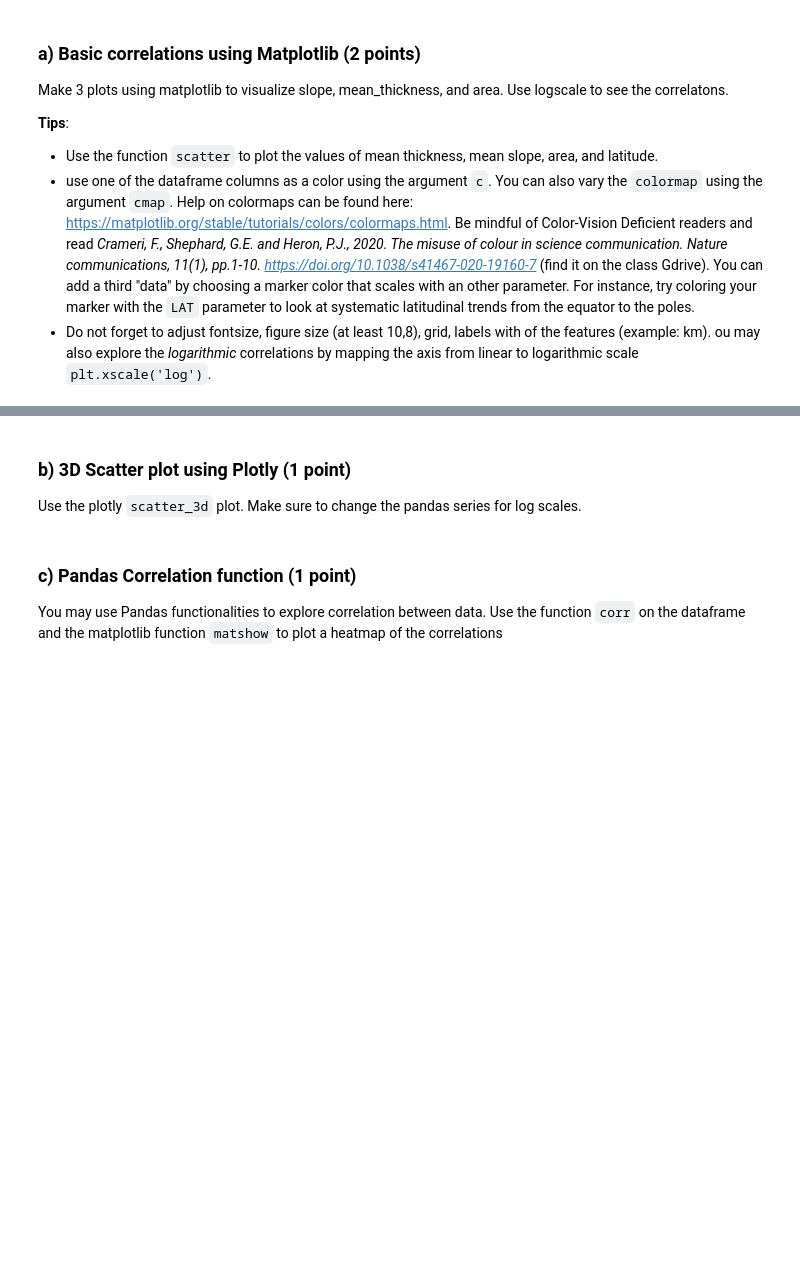
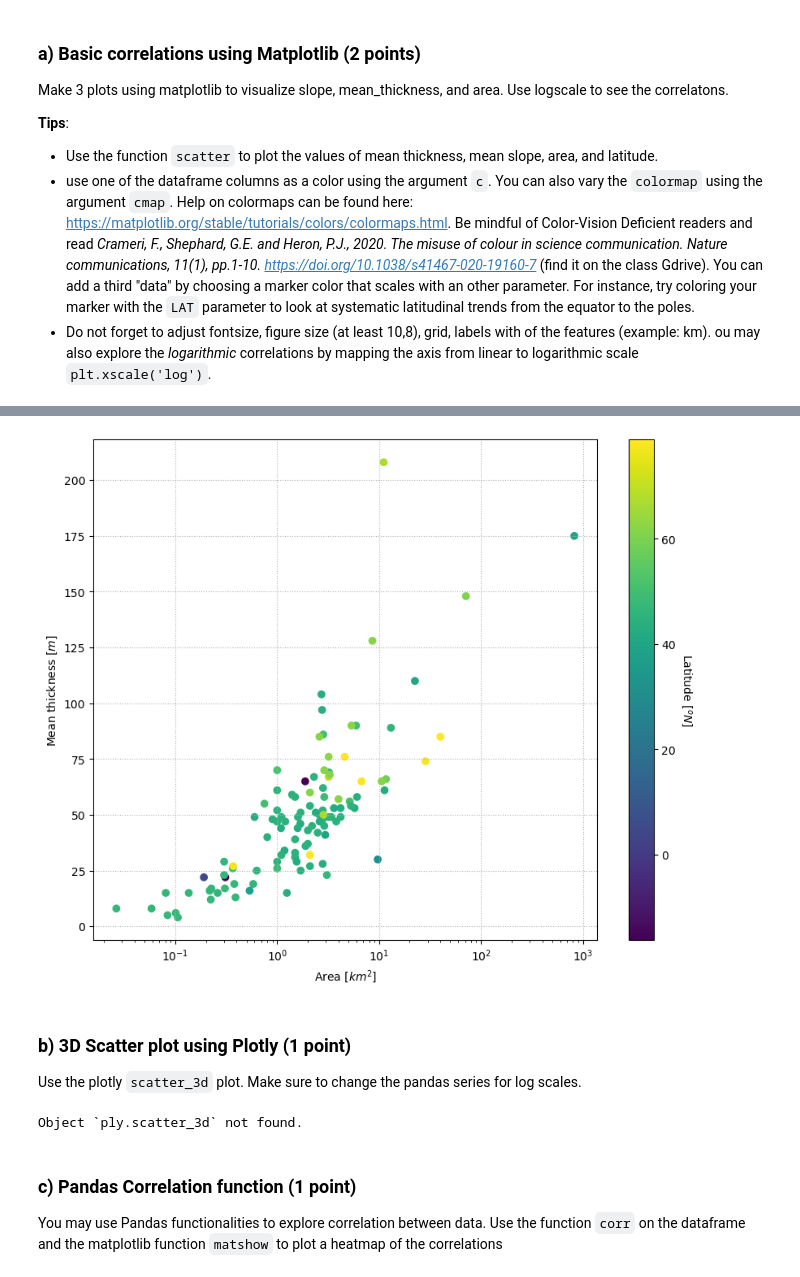
Before and after one commit to UW-ESS-DS/MLGeo-2023-Stevens-NT, a Jupyter notebook: homework/homework_3.ipynb, the cells around one changed output, grey strips where cells are left out. Cells and saved outputs as stored; diff of their text form; code cells hidden in the pictures; blank space fills up the shorter version.

```diff
--- a/homework/homework_3.ipynb
+++ b/homework/homework_3.ipynb
@@ -219,3 +240,23 @@ __Tips__:
+# %%
+# Figure 2: area vs mean thickness
+# solution
+# Initialize plot & axis handle
+fig = plt.figure(figsize=(10,8))
+ax = fig.add_subplot(111)
+# Plot data, passing colormap handle to `ch`
+ch = ax.scatter(df_glacier_subset['area'],df_glacier_subset['mean_thickness'],\
+                c=df_glacier_subset['latitude'],cmap='viridis')
+# Add grid and axis labels
+ax.grid(ls=':')
+ax.set_xlabel('Area [$km^2$]')
+ax.set_ylabel('Mean thickness [$m$]')
+# Add colorbar and colorbar label
+cbar = plt.colorbar(ch)
+cbar.set_label('Latitude [$^oN$]',rotation=270,labelpad=15)
+# Set x-axis scaling to log10
+ax.set_xscale('log')
+# %% [output]
+[figure, added]
 # %% [markdown]
 ### b) 3D Scatter plot using Plotly (1 point)
 
@@ -225,3 +264,9 @@ Use the plotly ``scatter_3d`` plot. Make sure to change the pandas series for lo
+# %%
+# solution
+import plotly as ply
+ply.scatter_3d?
+# %% [output]
+Object `ply.scatter_3d` not found.
 # %% [markdown]
 ### c) Pandas Correlation function (1 point)
 
```
Also changed, not shown: parts of 9 cells of this notebook.
